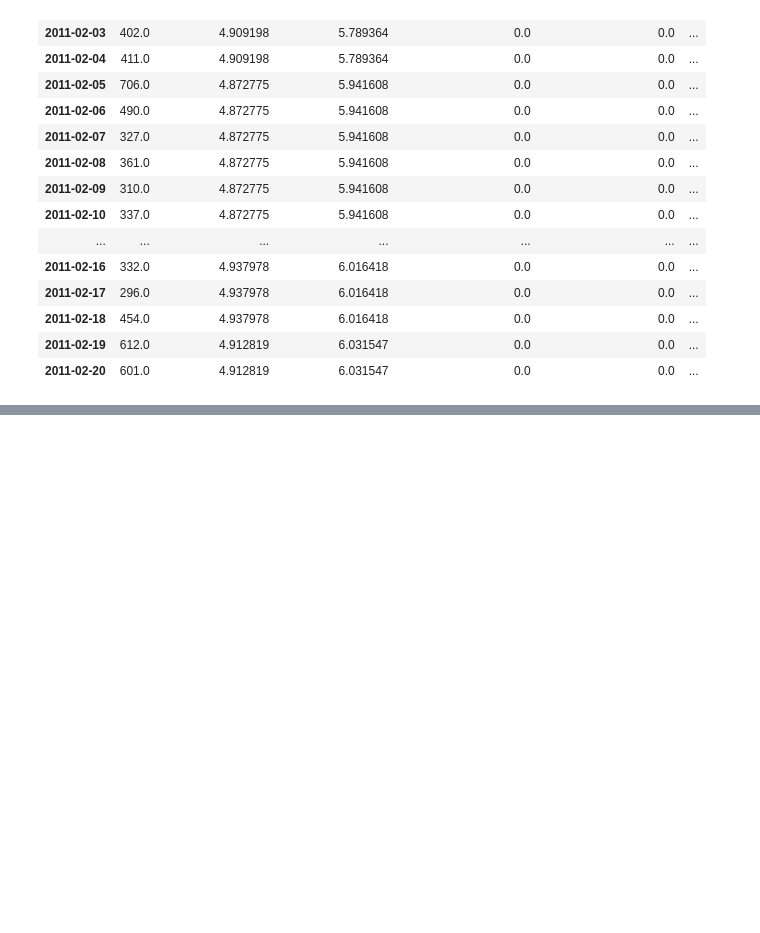
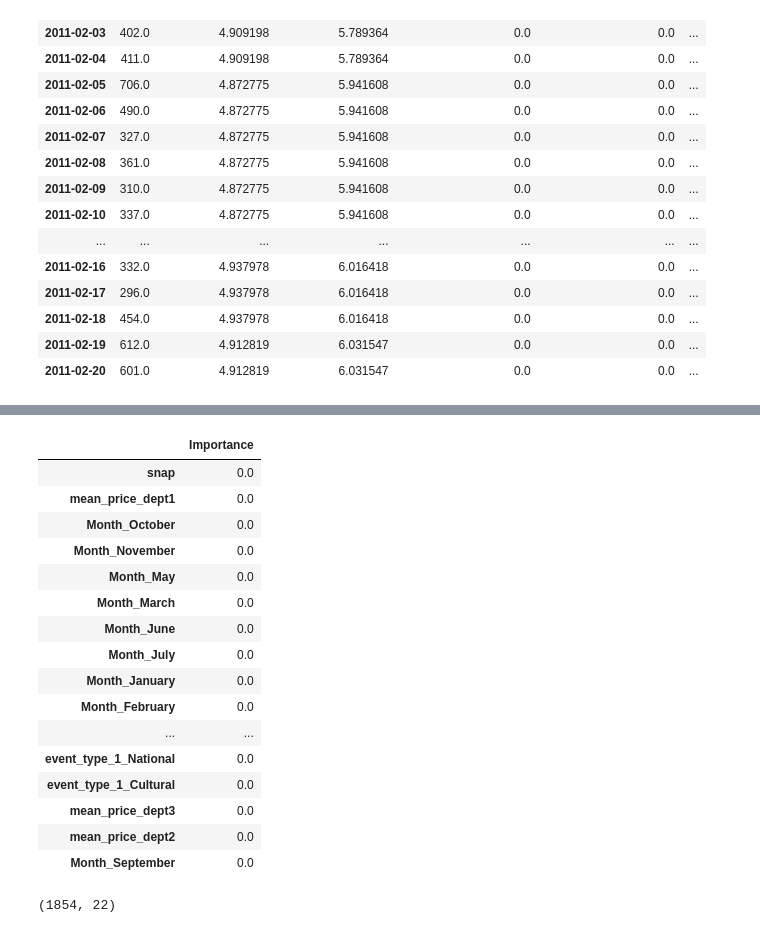
Before and after one commit to alexandragohr/Gruppenprojekt-Marketing-Analytics, a Jupyter notebook: Gruppenprojekt Marketing Analytics.ipynb, the cells around one changed output, grey strips where cells are left out. Cells and saved outputs as stored; diff of their text form; code cells hidden in the pictures; blank space fills up the shorter version.

Commit message:
Feature Importance je Zeitreihe

```diff
--- a/Gruppenprojekt Marketing Analytics.ipynb
+++ b/Gruppenprojekt Marketing Analytics.ipynb
@@ -529,0 +537,20 @@ household_grouped.head(20)
+# %%
+# Food
+# Variablen in zwei Datensätze splitten -> x = Erklärende Variablen; y = Sales
+x_food = food_grouped.drop(columns = ['sales'])
+y_food = food_grouped[['sales']]
+k = np.floor(len(food_grouped)/28).astype(int)
+cv = KFold(n_splits = k)
+forecast = RandomForestRegressor(max_depth = 7)
+scores = pd.DataFrame(cross_validate
+                      (
+                          forecast,
+                          x_food,
+                          y_food.values.ravel(),
+                          scoring = 'neg_mean_absolute_error',
+                          cv = cv,
+                          verbose =1)
+                     )
+
+print('MAE mean:\t %4.2f' % (-scores['test_score'].mean()))
+print('MAE mad:\t %4.2f' % (scores['test_score'].mad()))
@@ -529,0 +562,27 @@ household_grouped.head(20)
+# %%
+forecast.fit(x_food, y_food.values.ravel())
+importance = pd.DataFrame(data = forecast.feature_importances_, index = x_food.columns)
+importance.columns = ['Importance']
+display(importance.sort_values(by='Importance', ascending = False))
+display(x_food.shape)
+
+# Bug bei food_grouped
+# %% [output]
+|  | Importance |
+| snap | 0.0 |
+| mean_price_dept1 | 0.0 |
+| Month_October | 0.0 |
+| Month_November | 0.0 |
+| Month_May | 0.0 |
+| Month_March | 0.0 |
+| Month_June | 0.0 |
+| Month_July | 0.0 |
+| Month_January | 0.0 |
+| Month_February | 0.0 |
+| ... | ... |
+| event_type_1_National | 0.0 |
+| event_type_1_Cultural | 0.0 |
+| mean_price_dept3 | 0.0 |
+| mean_price_dept2 | 0.0 |
+| Month_September | 0.0 |
+(1854, 22)
```
Also changed, not shown: parts of 14 cells of this notebook.
